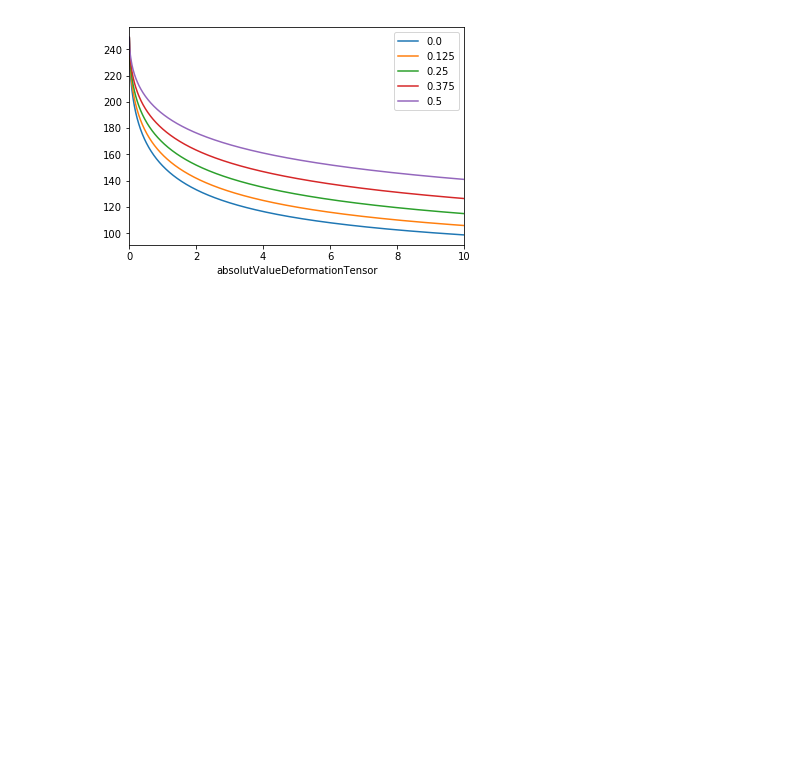
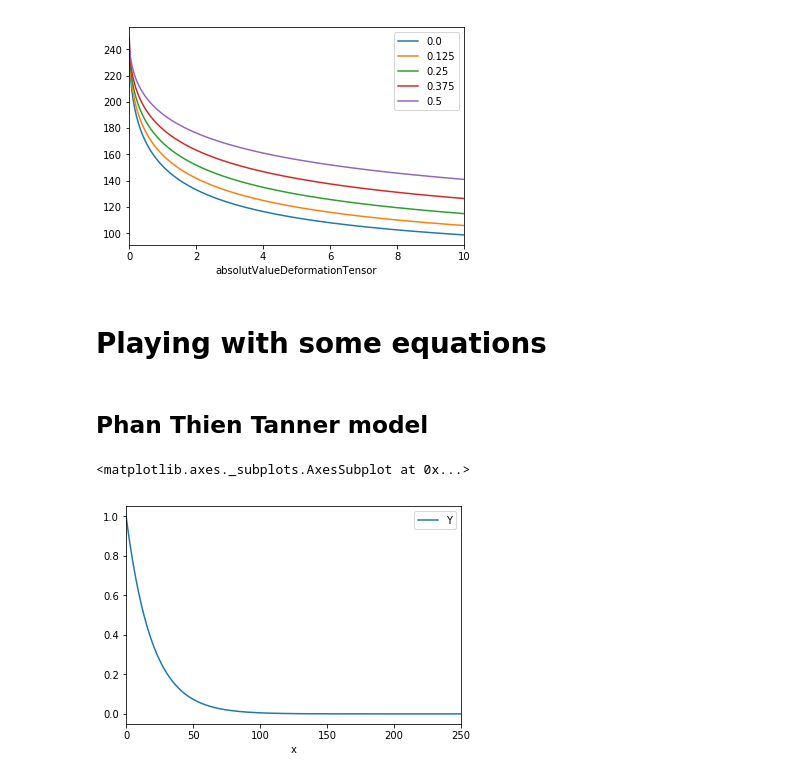
Before and after one commit to Pumpel/jupyterNotebooks, a Jupyter notebook: NonNewtonian/Common Nonnewtonian fluid models.ipynb, the cells around one changed output. Drawn from its saved outputs; the diff is of its cells as text; code cells hidden in the pictures; blank space fills up the shorter version.

```diff
--- a/NonNewtonian/Common Nonnewtonian fluid models.ipynb
+++ b/NonNewtonian/Common Nonnewtonian fluid models.ipynb
@@ -271,3 +275,24 @@ df_n.plot(x='absolutValueDeformationTensor', legend=True)
 # %% [output]
 <matplotlib.axes._subplots.AxesSubplot at 0x...>
 [figure]
+# %% [markdown]
+# Playing with some equations
+# %% [markdown]
+## Phan Thien Tanner model
+# %%
+x = np.linspace(0,250,1000)
+
+_epsilon = 1000
+_lambda = 0.013
+_mu = 250
+_traceS = 250
+
+Y = np.exp(-(_epsilon * _lambda / _mu *x))
+
+df_Y = pd.DataFrame(data=x, columns=['x'])
+df_Y['Y']=Y
+
+df_Y.plot(x='x', y='Y')
+# %% [output]
+<matplotlib.axes._subplots.AxesSubplot at 0x...>
+[figure, added]
```
Also changed, not shown: parts of 3 cells of this notebook.
